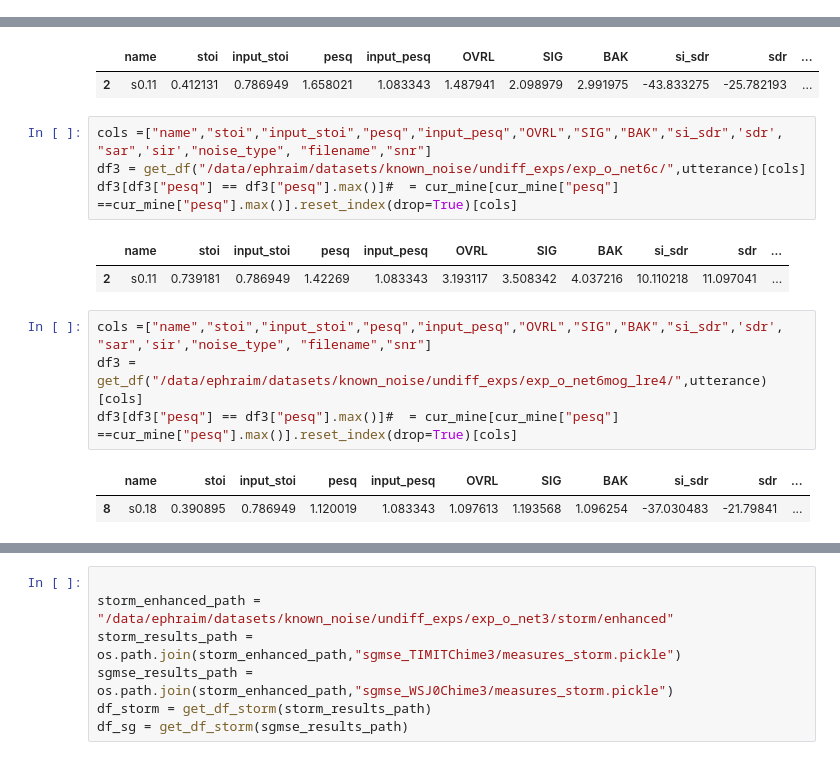
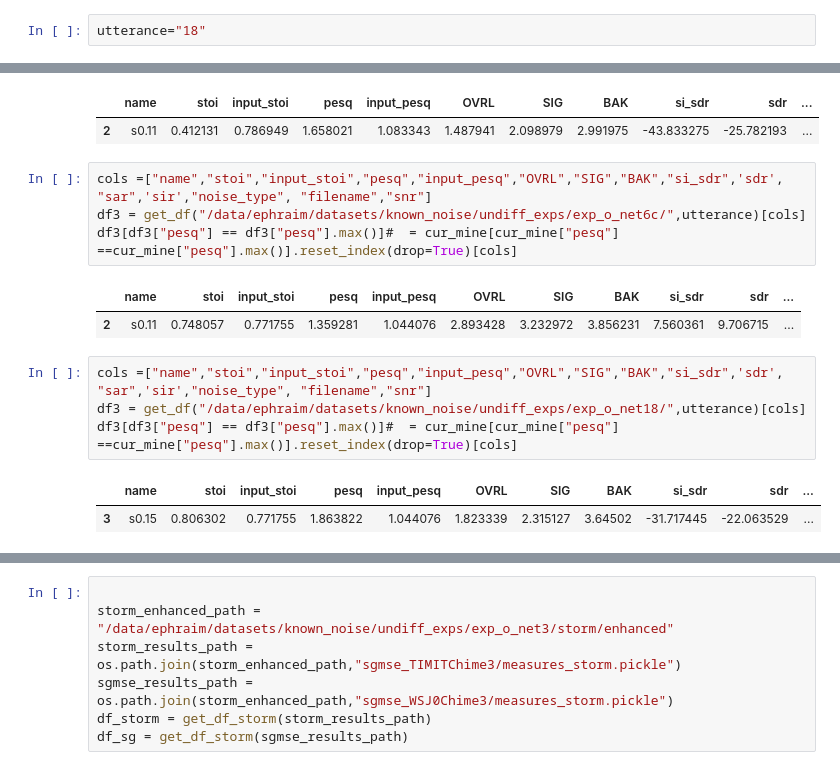
Before and after one commit to ephiephi/Undiff, a Jupyter notebook: analyze/analyze_exp_o.ipynb, the cells around one changed output, grey strips where cells are left out. Drawn from its saved outputs; the diff is of its cells as text.

```diff
--- a/analyze/analyze_exp_o.ipynb
+++ b/analyze/analyze_exp_o.ipynb
@@ -246,0 +221,2 @@ df3[df3["pesq"] == df3["pesq"].max()]#  = cur_mine[cur_mine["pesq"] ==cur_mine["
+# %%
+utterance="18"
@@ -370,13 +368,13 @@ df3 = get_df("/data/ephraim/datasets/known_noise/undiff_exps/exp_o_net6c/",utter
 df3[df3["pesq"] == df3["pesq"].max()]#  = cur_mine[cur_mine["pesq"] ==cur_mine["pesq"].max()].reset_index(drop=True)[cols]
 # %% [output]
 |  | name | stoi | input_stoi | pesq | input_pesq | OVRL | SIG | BAK | si_sdr | sdr | ... |
-| 2 | s0.11 | 0.739181 | 0.786949 | 1.42269 | 1.083343 | 3.193117 | 3.508342 | 4.037216 | 10.110218 | 11.097041 | ... |
+| 2 | s0.11 | 0.748057 | 0.771755 | 1.359281 | 1.044076 | 2.893428 | 3.232972 | 3.856231 | 7.560361 | 9.706715 | ... |
 # %%
 cols =["name","stoi","input_stoi","pesq","input_pesq","OVRL","SIG","BAK","si_sdr",'sdr', "sar",'sir',"noise_type", "filename","snr"]
-df3 = get_df("/data/ephraim/datasets/known_noise/undiff_exps/exp_o_net6mog_lre4/",utterance)[cols]
+df3 = get_df("/data/ephraim/datasets/known_noise/undiff_exps/exp_o_net18/",utterance)[cols]
 df3[df3["pesq"] == df3["pesq"].max()]#  = cur_mine[cur_mine["pesq"] ==cur_mine["pesq"].max()].reset_index(drop=True)[cols]
 # %% [output]
 |  | name | stoi | input_stoi | pesq | input_pesq | OVRL | SIG | BAK | si_sdr | sdr | ... |
-| 8 | s0.18 | 0.390895 | 0.786949 | 1.120019 | 1.083343 | 1.097613 | 1.193568 | 1.096254 | -37.030483 | -21.79841 | ... |
+| 3 | s0.15 | 0.806302 | 0.771755 | 1.863822 | 1.044076 | 1.823339 | 2.315127 | 3.64502 | -31.717445 | -22.063529 | ... |
 # %%
 cols =["name","stoi","input_stoi","pesq","input_pesq","OVRL","SIG","BAK","si_sdr",'sdr', "sar",'sir',"noise_type", "filename","snr"]
```
Also changed, not shown: parts of 40 cells of this notebook, 8 other files.
